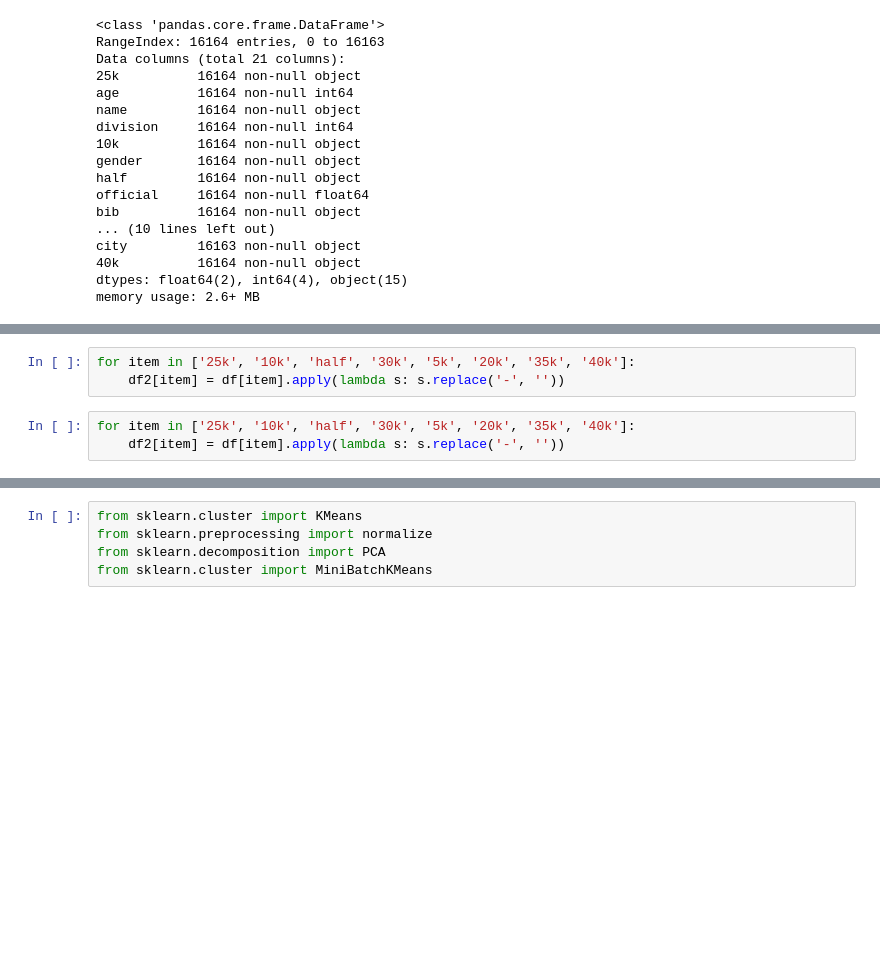
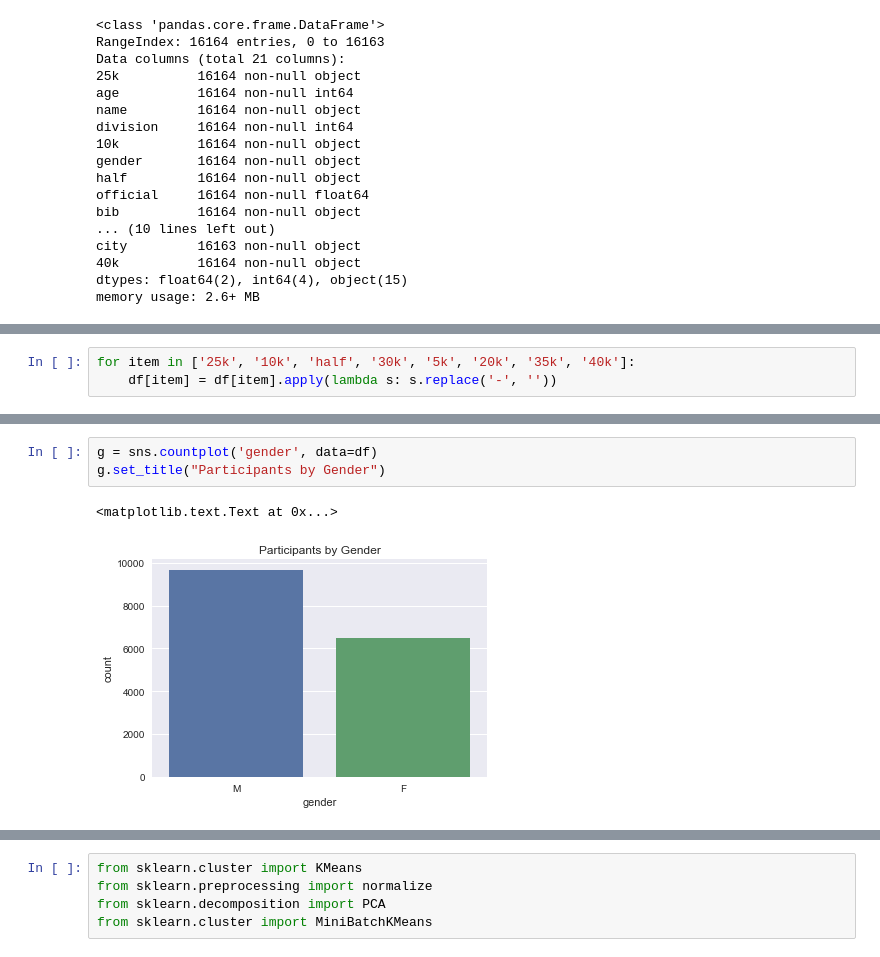
Before and after one commit to WolfgangHall/thinkful_drills, a Jupyter notebook: 4_Unit/2_basic_clustering/7_clustering_challenge.ipynb, the cells around one changed output, grey strips where cells are left out. Cells and saved outputs as stored; diff of their text form; blank space fills up the shorter version.

```diff
--- a/4_Unit/2_basic_clustering/7_clustering_challenge.ipynb
+++ b/4_Unit/2_basic_clustering/7_clustering_challenge.ipynb
@@ -44,6 +41,0 @@ df2 = df.drop(['name', 'ctz', 'city', 'state', 'genderdiv', 'bib', 'country'], a
-# %%
-for item in ['25k', '10k', 'half', '30k', '5k', '20k', '35k', '40k']:
-    df2[item] = df[item].apply(lambda s: s.replace('-', ''))
-# %%
-for item in ['25k', '10k', 'half', '30k', '5k', '20k', '35k', '40k']:
-    df2[item] = df[item].apply(lambda s: s.replace('-', ''))
@@ -132,0 +42,3 @@ df3.head()
+# %%
+for item in ['25k', '10k', 'half', '30k', '5k', '20k', '35k', '40k']:
+    df[item] = df[item].apply(lambda s: s.replace('-', ''))
@@ -132,0 +74,6 @@ df3.head()
+# %%
+g = sns.countplot('gender', data=df)
+g.set_title("Participants by Gender")
+# %% [output]
+<matplotlib.text.Text at 0x...>
+[figure, added]
```
Also changed, not shown: parts of 37 cells of this notebook, 1 other file.
